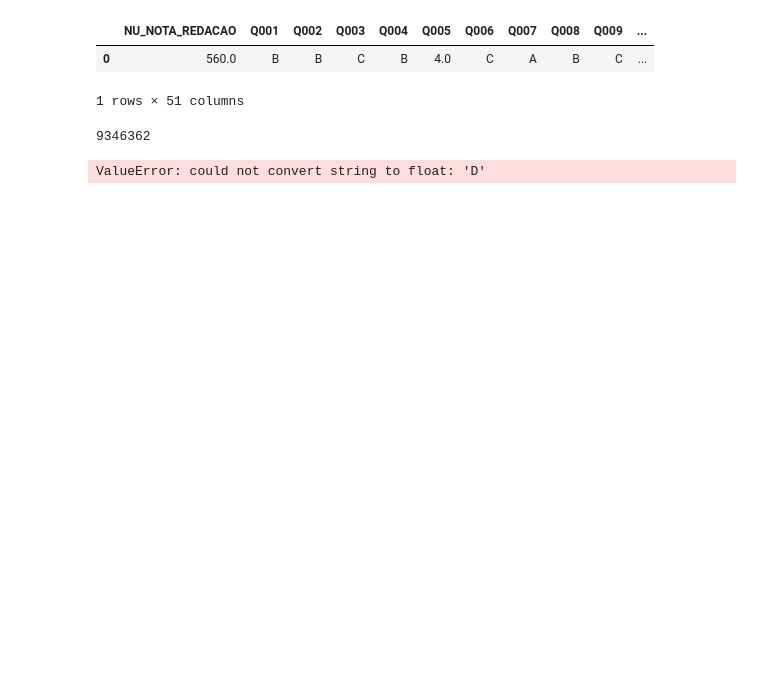
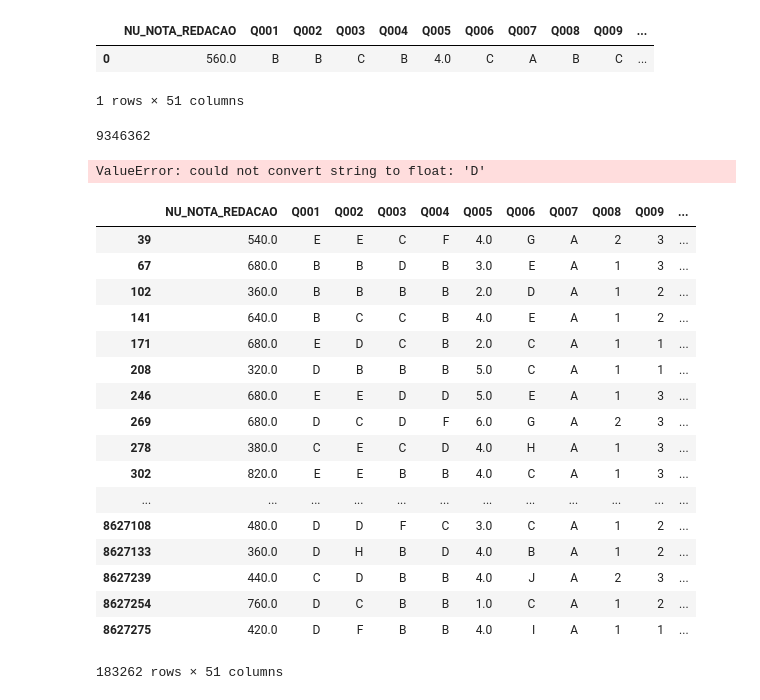
Before and after one commit to mpopst/Projeto-FDS, a Jupyter notebook: Learning.ipynb, the cells around one changed output. Drawn from its saved outputs; the diff is of its cells as text; code cells hidden in the pictures; blank space fills up the shorter version.

```diff
--- a/Learning.ipynb
+++ b/Learning.ipynb
@@ -75,0 +74,28 @@ redacao.replace(to_replace={''})
+# %%
+redacao.replace(to_replace={'Q008': {'A':0, 'B':1, 'C':2, 'D':3, 'E':4}, 'Q009': {'A':0, 'B':1, 'C':2, 'D':3, 'E':4},
+                           'Q010': {'A':0, 'B':1, 'C':2, 'D':3, 'E':4}, 'Q011': {'A':0, 'B':1, 'C':2, 'D':3, 'E':4},
+                           'Q012': {'A':0, 'B':1, 'C':2, 'D':3, 'E':4}, 'Q013': {'A':0, 'B':1, 'C':2, 'D':3, 'E':4},
+                            'Q014': {'A':0, 'B':1, 'C':2, 'D':3, 'E':4}, 'Q015': {'A':0, 'B':1, 'C':2, 'D':3, 'E':4},
+                            'Q016': {'A':0, 'B':1, 'C':2, 'D':3, 'E':4}, 'Q017': {'A':0, 'B':1, 'C':2, 'D':3, 'E':4},
+                           'Q019': {'A':0, 'B':1, 'C':2, 'D':3, 'E':4}, 'Q022': {'A':0, 'B':1, 'C':2, 'D':3, 'E':4},
+                           'Q024': {'A':0, 'B':1, 'C':2, 'D':3, 'E':4}, 'Q018': {'A':0, 'B':1},'Q020': {'A':0, 'B':1},
+                           'Q021': {'A':0, 'B':1}, 'Q023': {'A':0, 'B':1}, 'Q025': {'A':0, 'B':1}})
+# %% [output]
+|  | NU_NOTA_REDACAO | Q001 | Q002 | Q003 | Q004 | Q005 | Q006 | Q007 | Q008 | Q009 | ... |
+| 39 | 540.0 | E | E | C | F | 4.0 | G | A | 2 | 3 | ... |
+| 67 | 680.0 | B | B | D | B | 3.0 | E | A | 1 | 3 | ... |
+| 102 | 360.0 | B | B | B | B | 2.0 | D | A | 1 | 2 | ... |
+| 141 | 640.0 | B | C | C | B | 4.0 | E | A | 1 | 2 | ... |
+| 171 | 680.0 | E | D | C | B | 2.0 | C | A | 1 | 1 | ... |
+| 208 | 320.0 | D | B | B | B | 5.0 | C | A | 1 | 1 | ... |
+| 246 | 680.0 | E | E | D | D | 5.0 | E | A | 1 | 3 | ... |
+| 269 | 680.0 | D | C | D | F | 6.0 | G | A | 2 | 3 | ... |
+| 278 | 380.0 | C | E | C | D | 4.0 | H | A | 1 | 3 | ... |
+| 302 | 820.0 | E | E | B | B | 4.0 | C | A | 1 | 3 | ... |
+| ... | ... | ... | ... | ... | ... | ... | ... | ... | ... | ... | ... |
+| 8627108 | 480.0 | D | D | F | C | 3.0 | C | A | 1 | 2 | ... |
+| 8627133 | 360.0 | D | H | B | D | 4.0 | B | A | 1 | 2 | ... |
+| 8627239 | 440.0 | C | D | B | B | 4.0 | J | A | 2 | 3 | ... |
+| 8627254 | 760.0 | D | C | B | B | 1.0 | C | A | 1 | 2 | ... |
+| 8627275 | 420.0 | D | F | B | B | 4.0 | I | A | 1 | 1 | ... |
+183262 rows × 51 columns
```
Also changed, not shown: parts of 1 cell of this notebook.
